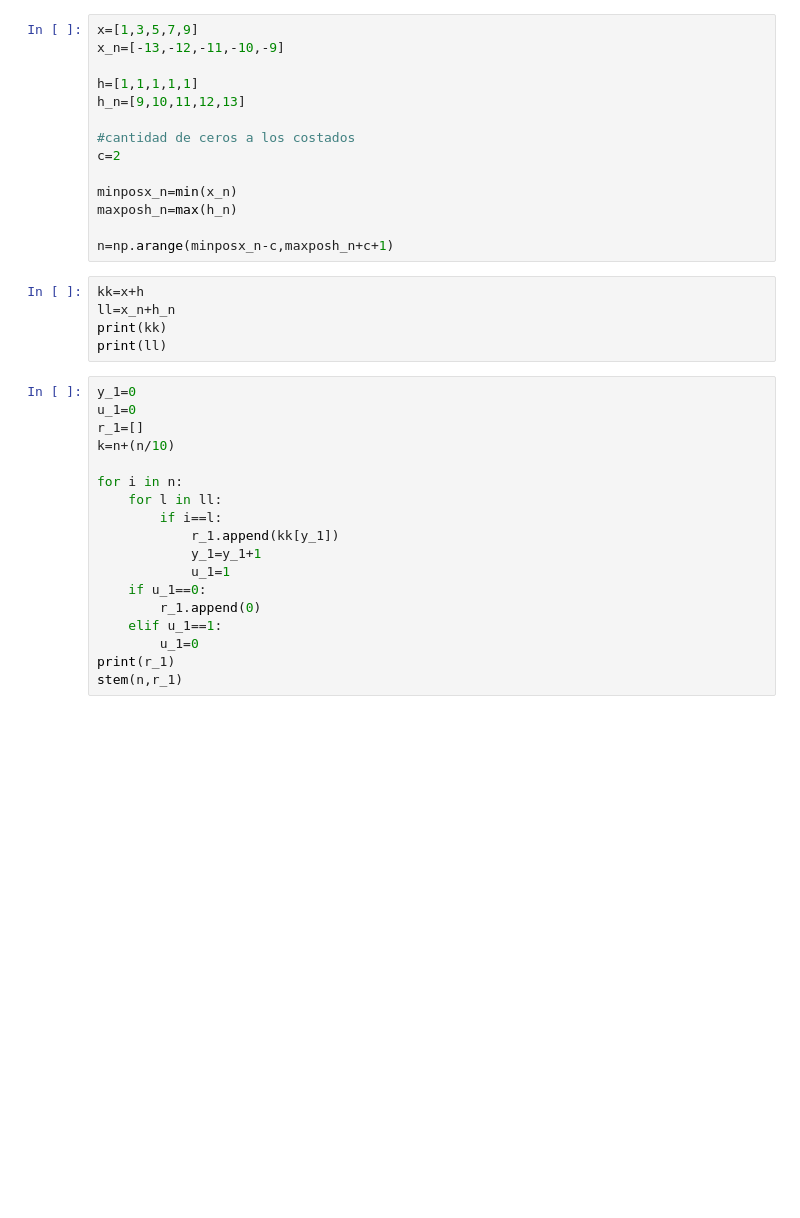
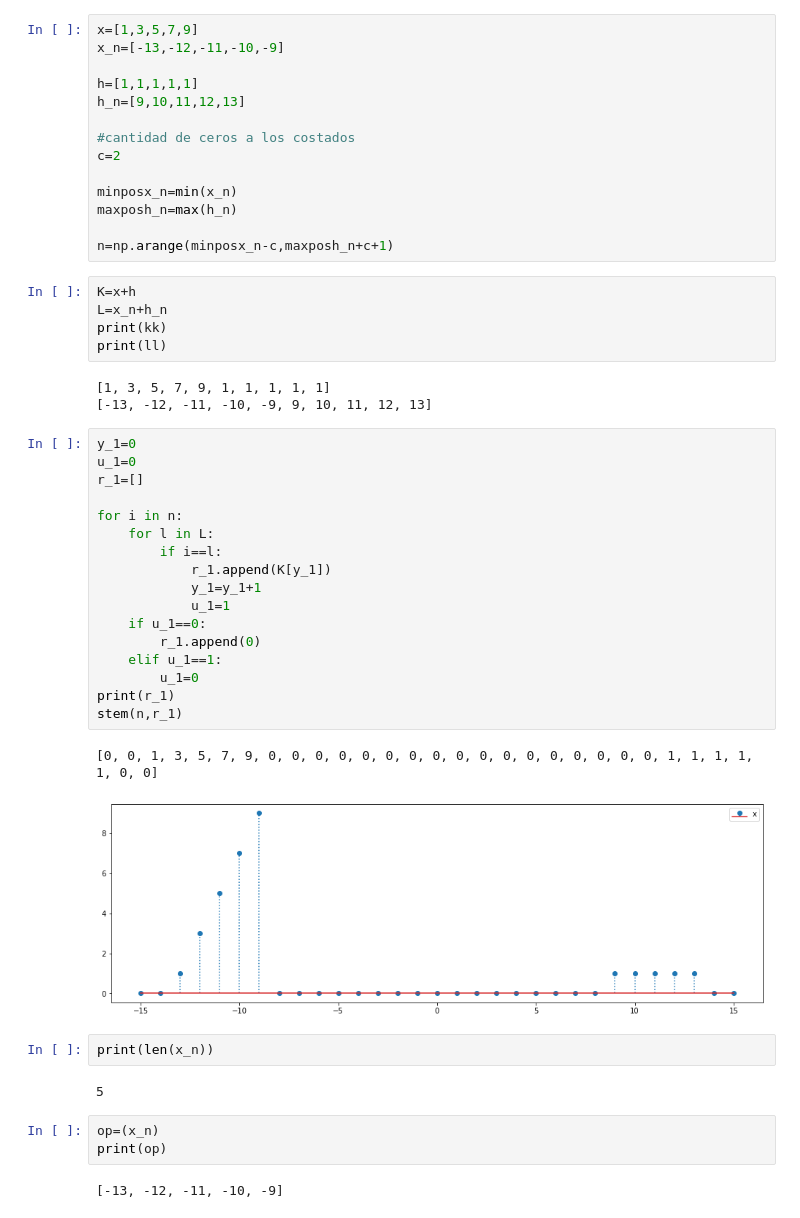
Before and after one commit to Felipe-Veli/Repositorio-1, a Jupyter notebook: Tarea_1Pipe.ipynb, the cells around one changed output. Drawn from its saved outputs; the diff is of its cells as text; blank space fills up the shorter version.

```diff
--- a/Tarea_1Pipe.ipynb
+++ b/Tarea_1Pipe.ipynb
@@ -58,25 +58,39 @@ maxposh_n=max(h_n)
 
 n=np.arange(minposx_n-c,maxposh_n+c+1)
 # %%
-kk=x+h
-ll=x_n+h_n
+K=x+h
+L=x_n+h_n
 print(kk)
 print(ll)
+# %% [output]
+[1, 3, 5, 7, 9, 1, 1, 1, 1, 1]
+[-13, -12, -11, -10, -9, 9, 10, 11, 12, 13]
 # %%
 y_1=0
 u_1=0
 r_1=[]
-k=n+(n/10)
 
 for i in n:
-    for l in ll:
+    for l in L:
         if i==l:
-            r_1.append(kk[y_1])
+            r_1.append(K[y_1])
             y_1=y_1+1
             u_1=1
     if u_1==0:
         r_1.append(0)
     elif u_1==1:
         u_1=0
 print(r_1)
 stem(n,r_1)
+# %% [output]
+[0, 0, 1, 3, 5, 7, 9, 0, 0, 0, 0, 0, 0, 0, 0, 0, 0, 0, 0, 0, 0, 0, 0, 0, 1, 1, 1, 1, 1, 0, 0]
+[figure, added]
+# %%
+print(len(x_n))
+# %% [output]
+5
+# %%
+op=(x_n)
+print(op)
+# %% [output]
+[-13, -12, -11, -10, -9]
```
Also changed, not shown: parts of 6 cells of this notebook.
